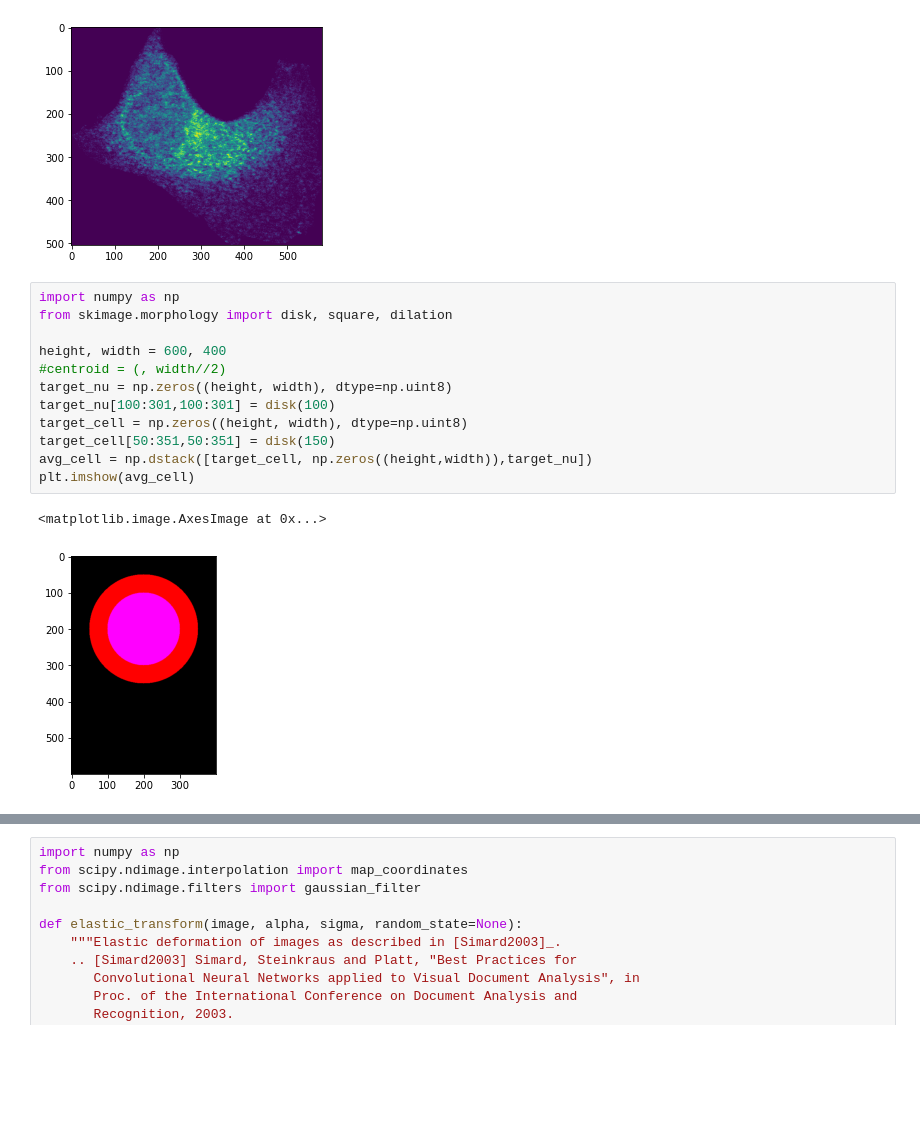
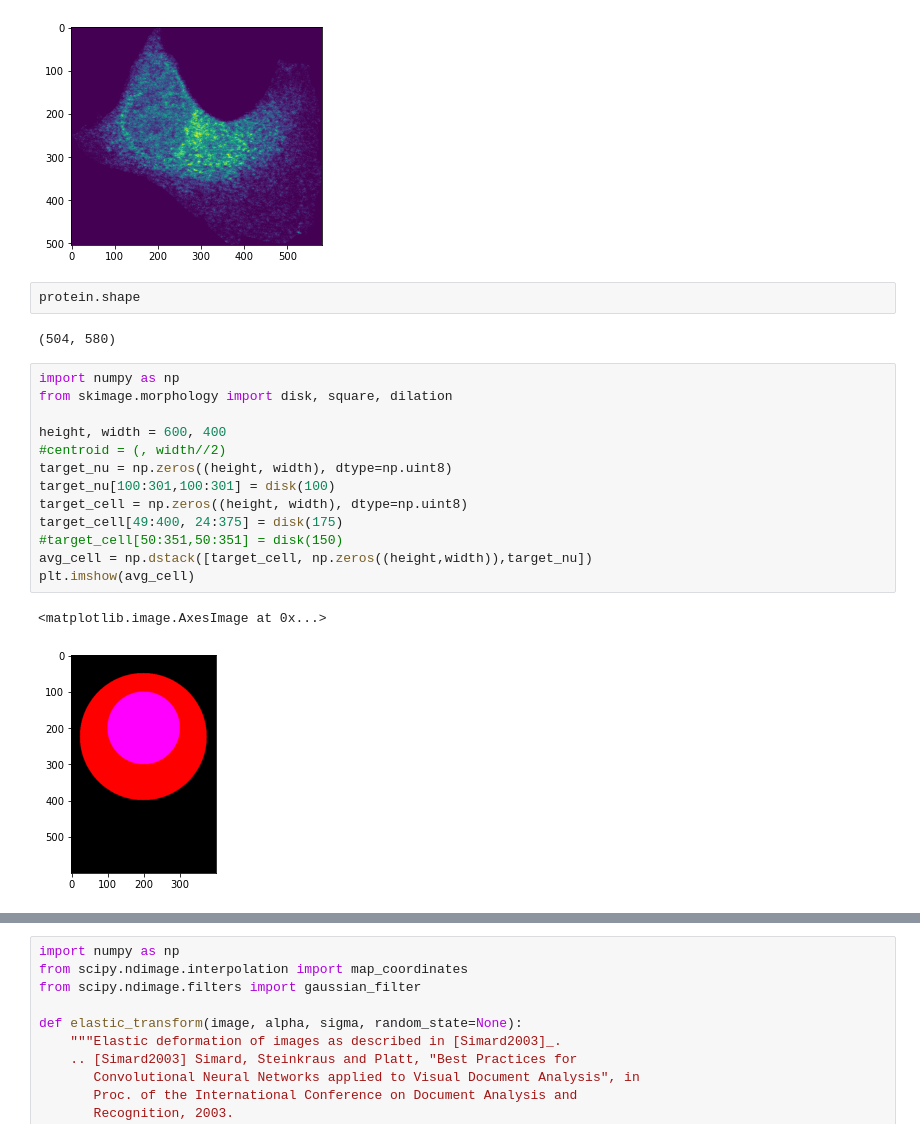
Before and after one commit to trangle1302/2D_shapespace, a Jupyter notebook: notebooks/deformation_field.ipynb, the cells around one changed output, grey strips where cells are left out. Drawn from its saved outputs; the diff is of its cells as text; blank space fills up the shorter version.

```diff
--- a/notebooks/deformation_field.ipynb
+++ b/notebooks/deformation_field.ipynb
@@ -18,18 +16,23 @@ plt.imshow(protein)
 # %% [output]
 <matplotlib.image.AxesImage at 0x...>
 [figure]
+# %%
+protein.shape
+# %% [output]
+(504, 580)
 # %%
 import numpy as np
 from skimage.morphology import disk, square, dilation
 
 height, width = 600, 400
 #centroid = (, width//2)
 target_nu = np.zeros((height, width), dtype=np.uint8)
 target_nu[100:301,100:301] = disk(100)
 target_cell = np.zeros((height, width), dtype=np.uint8)
-target_cell[50:351,50:351] = disk(150)
+target_cell[49:400, 24:375] = disk(175)
+#target_cell[50:351,50:351] = disk(150)
 avg_cell = np.dstack([target_cell, np.zeros((height,width)),target_nu])
 plt.imshow(avg_cell)
 # %% [output]
 <matplotlib.image.AxesImage at 0x...>
-[figure, old version]
+[figure, new version]
```
Also changed, not shown: parts of 63 cells of this notebook.
